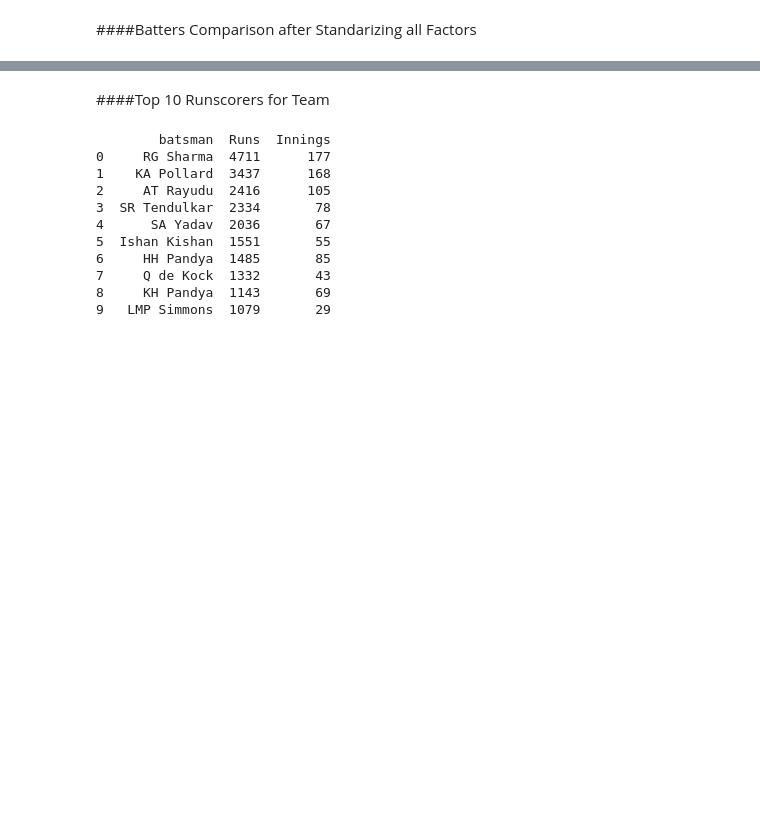
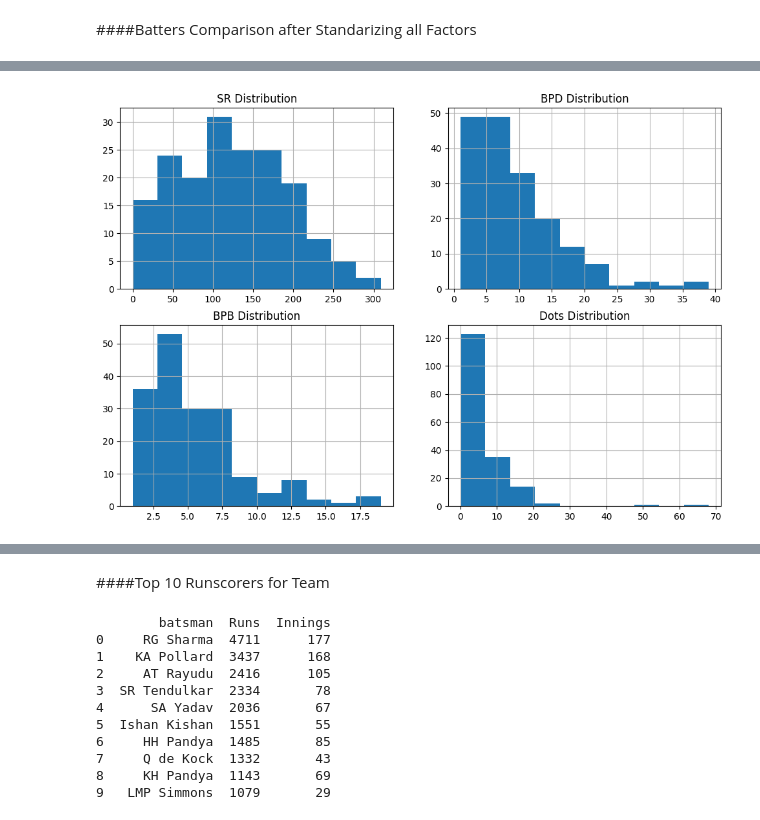
Before and after one commit to MahimnaDarji/Cricket-Analysis, a Jupyter notebook: IPL_Stats_Analysis(Batting).ipynb, the cells around one changed output, grey strips where cells are left out. Saved outputs shown, nothing was run; the diff lists cells and outputs as text; code cells hidden in the pictures; blank space fills up the shorter version.

```diff
--- a/IPL_Stats_Analysis(Batting).ipynb
+++ b/IPL_Stats_Analysis(Batting).ipynb
@@ -1109,9 +1110,6 @@ def byVenue(df,currentvenue,currentphase):
   #StrikeRate
   df['SR'] = df.apply(lambda x: 100*(x['runs']/x['balls']), axis = 1)
 
-  #runs per innings
-  df['RPI'] = df.apply(lambda x: x['runs']/x['innings'], axis = 1)
-
   #balls per dismissals
   df['BPD'] = df.apply(lambda x: balls_per_dismissal(x['balls'], x['dismissals']), axis = 1)
 
@@ -1244,0 +1347,2 @@ Name: runs, dtype: int64
+# %%
+eden2=byVenue(overalldata,'Eden Gardens','Death Overs')
@@ -1244,0 +1368,22 @@ Name: runs, dtype: int64
+# %%
+plt.figure(figsize=(12,8))
+
+plt.subplot(221)
+eden2.SR.hist()
+plt.title('SR Distribution')
+
+plt.subplot(222)
+eden2.BPD.hist()
+plt.title('BPD Distribution')
+
+plt.subplot(223)
+eden2.BPB.hist()
+plt.title('BPB Distribution')
+
+plt.subplot(224)
+eden2.dots.hist()
+plt.title('Dots Distribution')
+
+plt.show()
+# %% [output]
+[figure, added]
```
Also changed, not shown: parts of 54 cells of this notebook.
